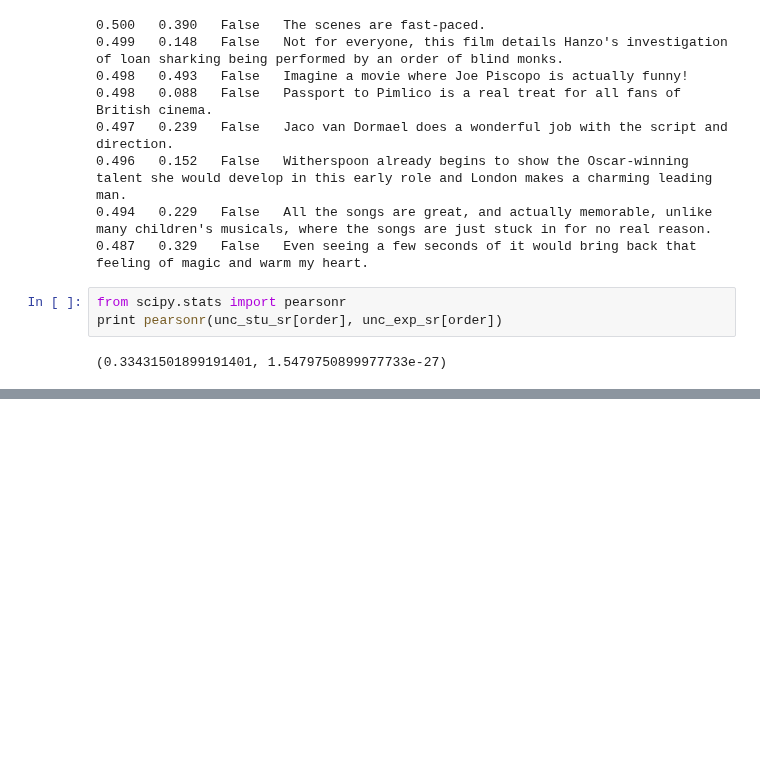
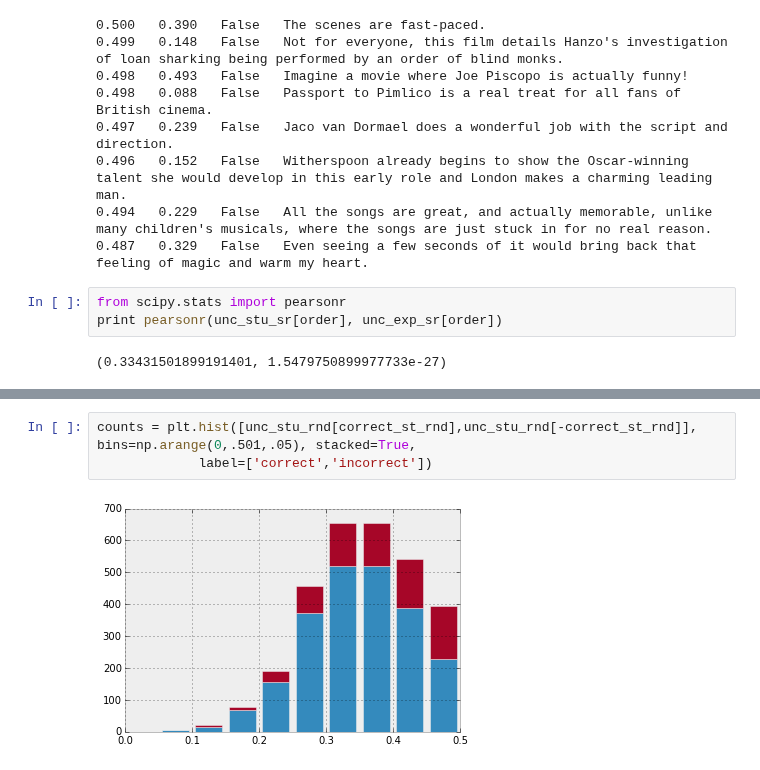
Before and after one commit to mramire8/notebooks, a Jupyter notebook: sr_analysis.ipynb, the cells around one changed output, grey strips where cells are left out. Saved outputs shown, nothing was run; the diff lists cells and outputs as text; blank space fills up the shorter version.

```diff
--- a/sr_analysis.ipynb
+++ b/sr_analysis.ipynb
@@ -140,0 +151,5 @@ print pearsonr(unc_stu_sr[order], unc_exp_sr[order])
+# %%
+counts = plt.hist([unc_stu_rnd[correct_st_rnd],unc_stu_rnd[-correct_st_rnd]],  bins=np.arange(0,.501,.05), stacked=True,
+             label=['correct','incorrect'])
+# %% [output]
+[figure, added]
```
Also changed, not shown: parts of 5 cells of this notebook, 3 other files.
